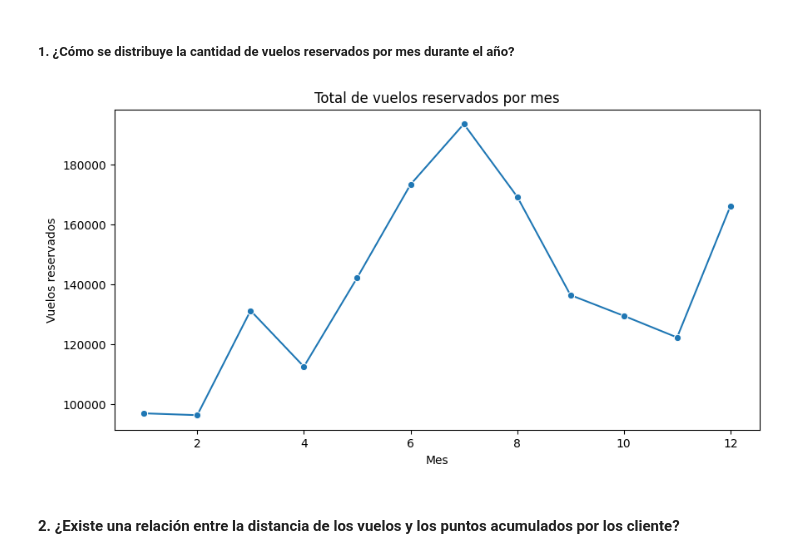
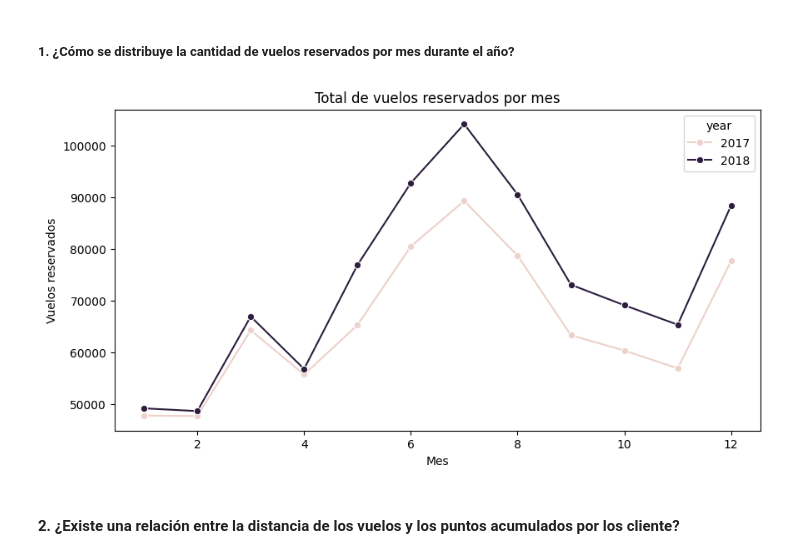
Before and after one commit to Adalab/bda-modulo-3-evaluacion-final-carolsan-5, a Jupyter notebook: Fase_lll_Visualizacion.ipynb, the cells around one changed output. Saved outputs shown, nothing was run; the diff lists cells and outputs as text; code cells hidden in the pictures.

```diff
--- a/Fase_lll_Visualizacion.ipynb
+++ b/Fase_lll_Visualizacion.ipynb
@@ -43,21 +43,21 @@ df_unido.head(2)
 ##### 1. ¿Cómo se distribuye la cantidad de vuelos reservados por mes durante el año?
 # %%
 # Agrupamos por mes y sumamos vuelos
-flights_by_month = df_flight_activity.groupby('month')['flights_booked'].sum().reset_index()
+flights_by_month = df_flight_activity.groupby(['year','month'])['flights_booked'].sum().reset_index()
 
 plt.figure(figsize=(10,5))
 
 # Gráfico de línea para ver evolución temporal
-sns.lineplot(data=flights_by_month, x='month', y='flights_booked', marker='o')
+sns.lineplot(data=flights_by_month, x='month', y='flights_booked',hue= 'year', marker='o')
 
 # personalizamos
 plt.title('Total de vuelos reservados por mes')
 plt.xlabel('Mes')
 plt.ylabel('Vuelos reservados')
 
-plt.show();
+plt.show()
 # %% [output]
-[figure, old version]
+[figure, new version]
 # %%
 # Observación: Hay una variación de vuelos a lo largo de los meses, podría verse influenciado por las estaciones (verano), vacaciones (navidad, año nuevo)
 # %% [markdown]
```
Also changed, not shown: parts of 4 cells of this notebook, 2 other files.
